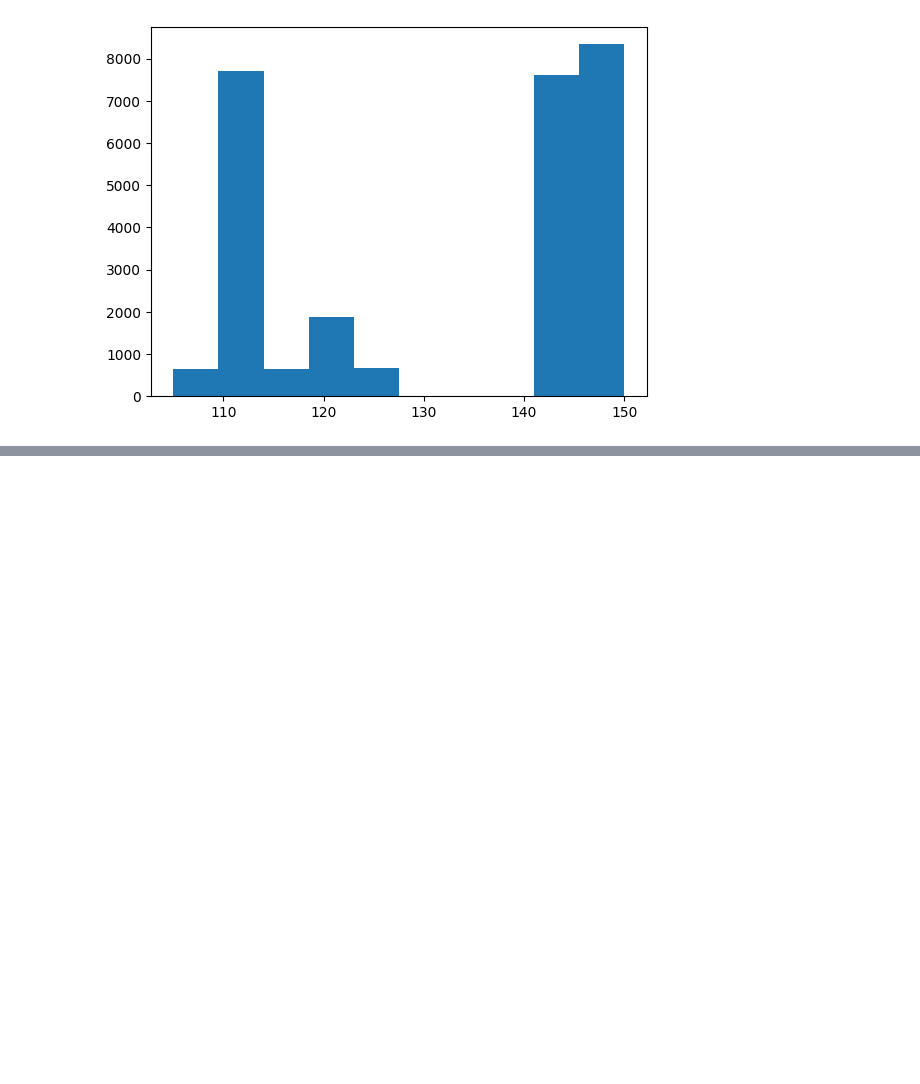
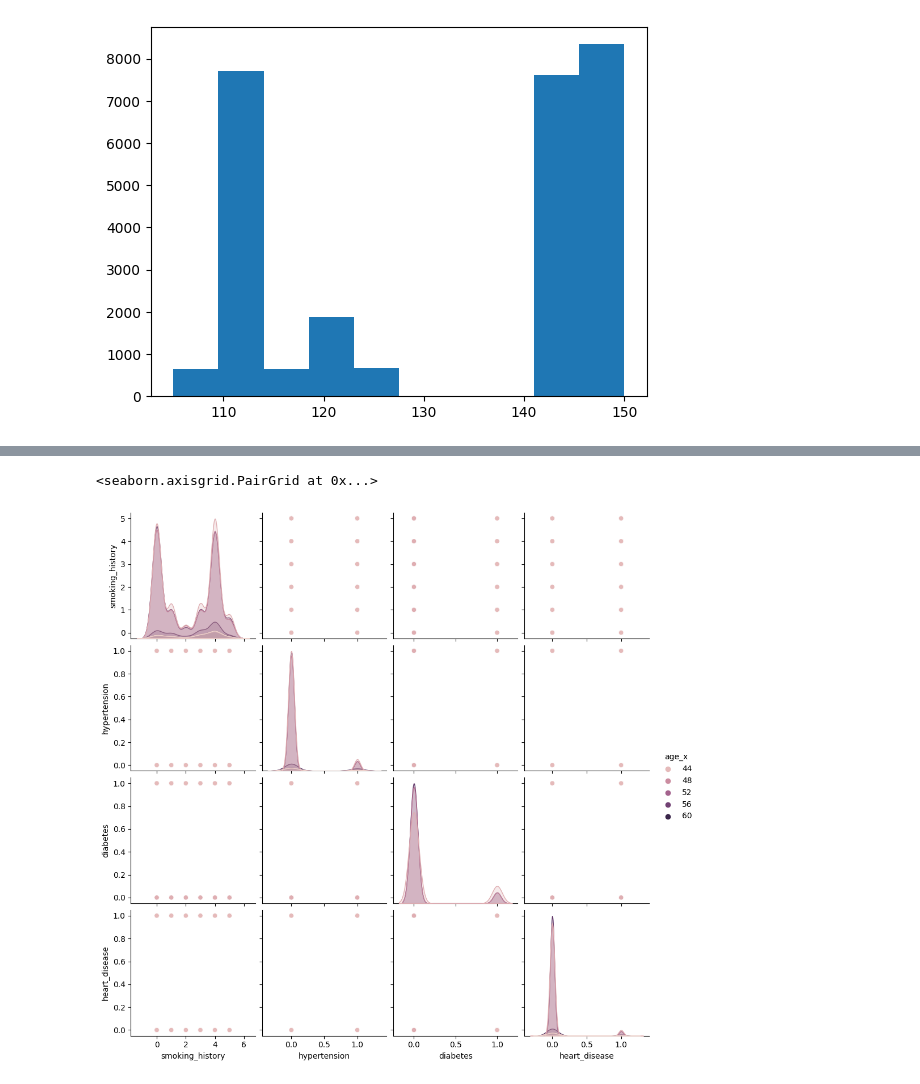
Before and after one commit to arthurcfigueiredo/arthurcf7, a Jupyter notebook: TRABALHO PHYTON.ipynb, the cells around one changed output, grey strips where cells are left out. Cells and saved outputs as stored; diff of their text form; code cells hidden in the pictures; blank space fills up the shorter version.

```diff
--- a/TRABALHO PHYTON.ipynb
+++ b/TRABALHO PHYTON.ipynb
@@ -274,0 +373,5 @@ plt.hist(merged_df['resting blood pressure'])
+# %%
+sns.pairplot(merged_df[columns_to_plot2],hue='age_x')
+# %% [output]
+<seaborn.axisgrid.PairGrid at 0x...>
+[figure, added]
```
Also changed, not shown: parts of 14 cells of this notebook.
